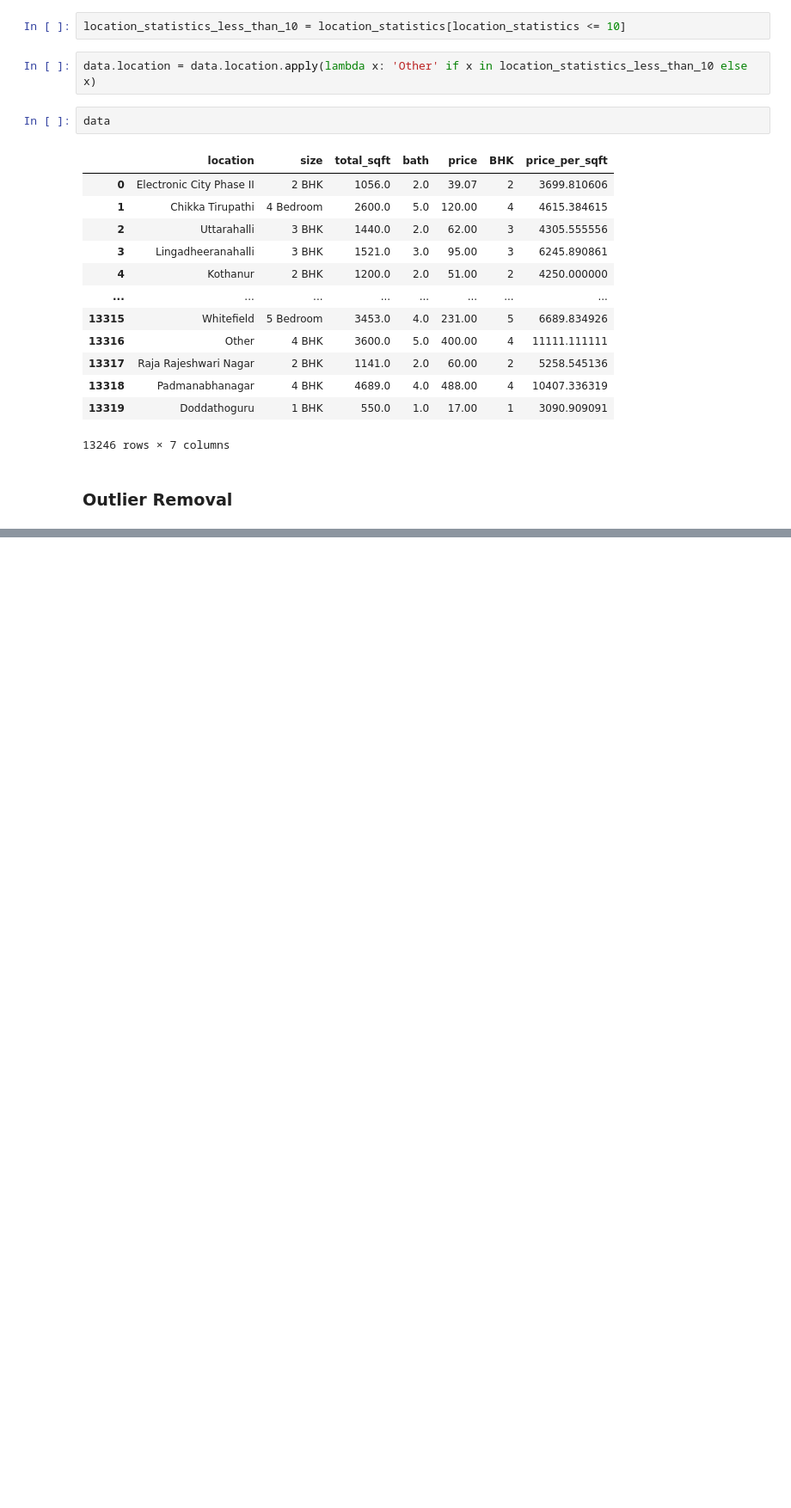
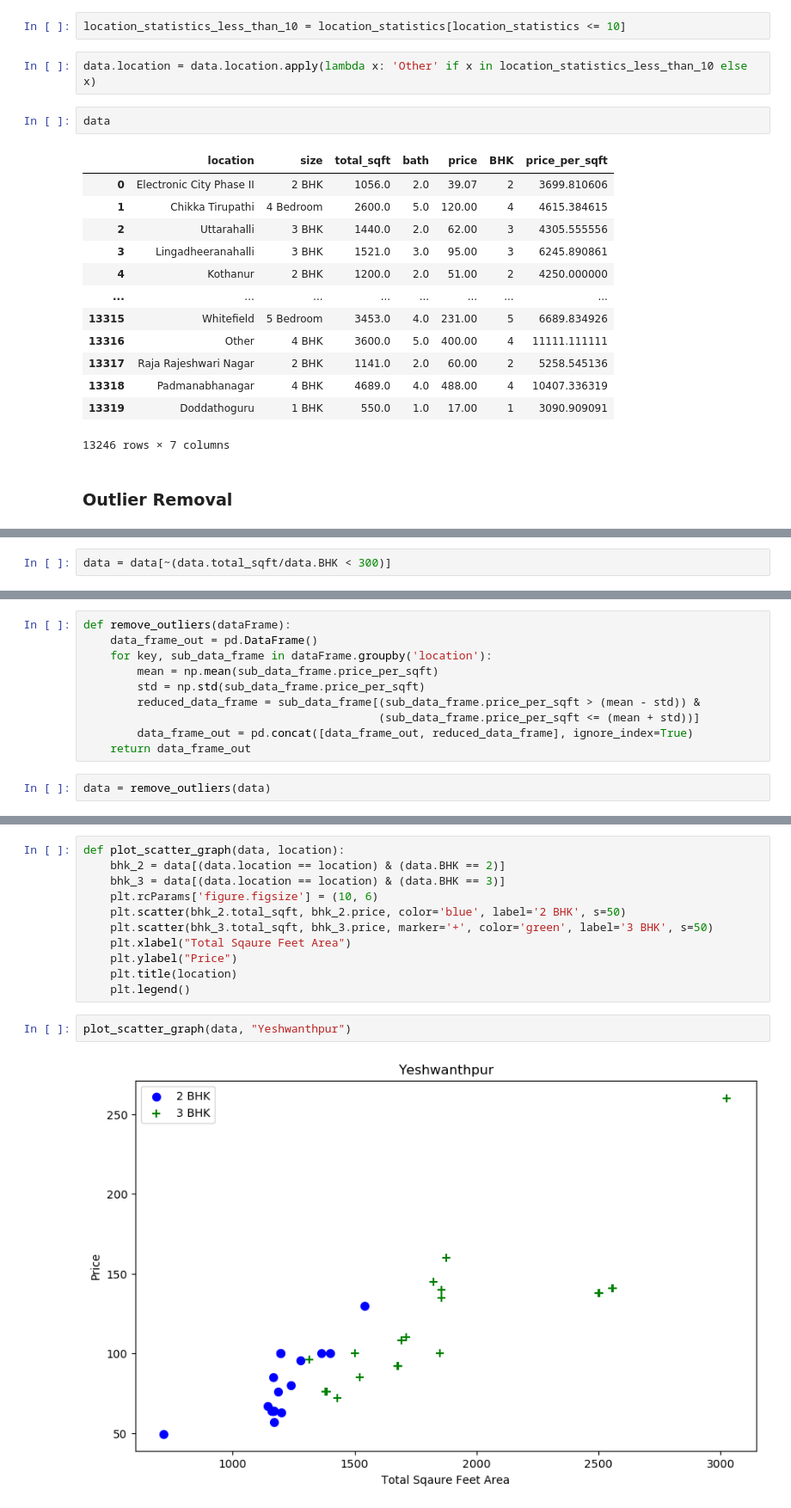
Before and after one commit to Chaitanya-Gumudala-1710/Project-Housing-Price-Prediction, a Jupyter notebook: Notebook.ipynb, the cells around one changed output, grey strips where cells are left out. Shown: that part at 86% size. Saved outputs shown, nothing was run; the diff lists cells and outputs as text; blank space fills up the shorter version.

Commit message:
Outlier Removal Done

```diff
--- a/Notebook.ipynb
+++ b/Notebook.ipynb
@@ -194,0 +211,2 @@ data
+# %%
+data = data[~(data.total_sqft/data.BHK < 300)]
@@ -194,0 +241,12 @@ data
+# %%
+def remove_outliers(dataFrame):
+    data_frame_out = pd.DataFrame()
+    for key, sub_data_frame in dataFrame.groupby('location'):
+        mean = np.mean(sub_data_frame.price_per_sqft)
+        std = np.std(sub_data_frame.price_per_sqft)
+        reduced_data_frame = sub_data_frame[(sub_data_frame.price_per_sqft > (mean - std)) &
+                                            (sub_data_frame.price_per_sqft <= (mean + std))]
+        data_frame_out = pd.concat([data_frame_out, reduced_data_frame], ignore_index=True)
+    return data_frame_out
+# %%
+data = remove_outliers(data)
@@ -194,0 +269,15 @@ data
+# %%
+def plot_scatter_graph(data, location):
+    bhk_2 = data[(data.location == location) & (data.BHK == 2)]
+    bhk_3 = data[(data.location == location) & (data.BHK == 3)]
+    plt.rcParams['figure.figsize'] = (10, 6)
+    plt.scatter(bhk_2.total_sqft, bhk_2.price, color='blue', label='2 BHK', s=50)
+    plt.scatter(bhk_3.total_sqft, bhk_3.price, marker='+', color='green', label='3 BHK', s=50)
+    plt.xlabel("Total Sqaure Feet Area")
+    plt.ylabel("Price")
+    plt.title(location)
+    plt.legend()
+# %%
+plot_scatter_graph(data, "Yeshwanthpur")
+# %% [output]
+[figure, added]
```
Also changed, not shown: parts of 12 cells of this notebook.
